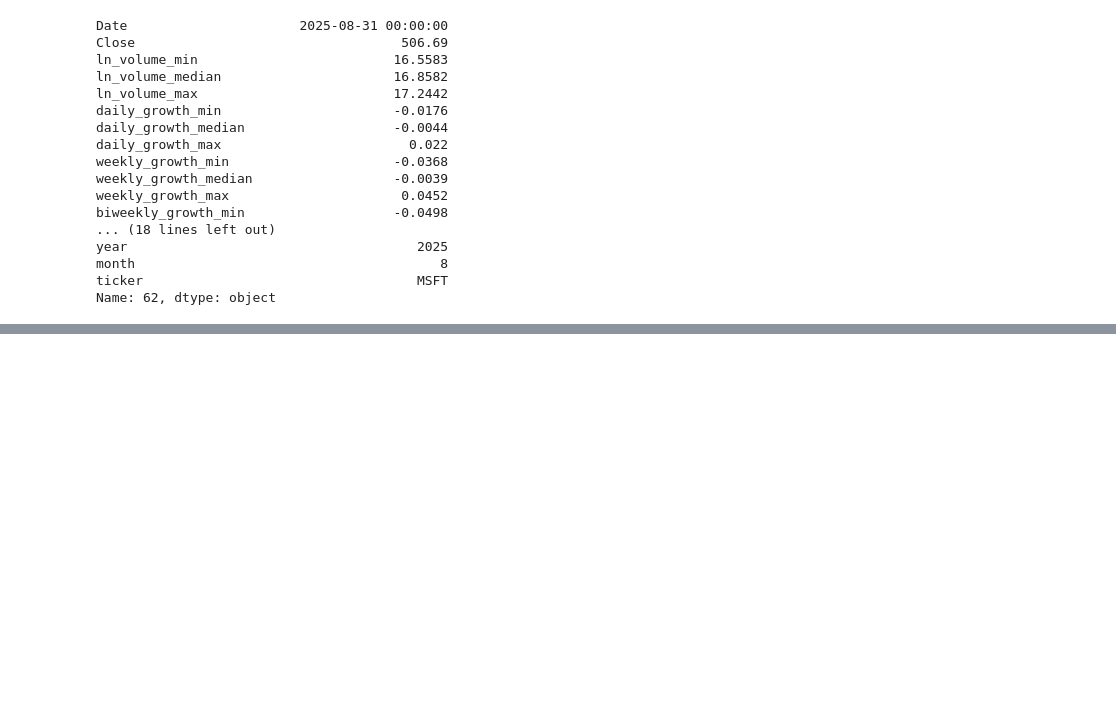
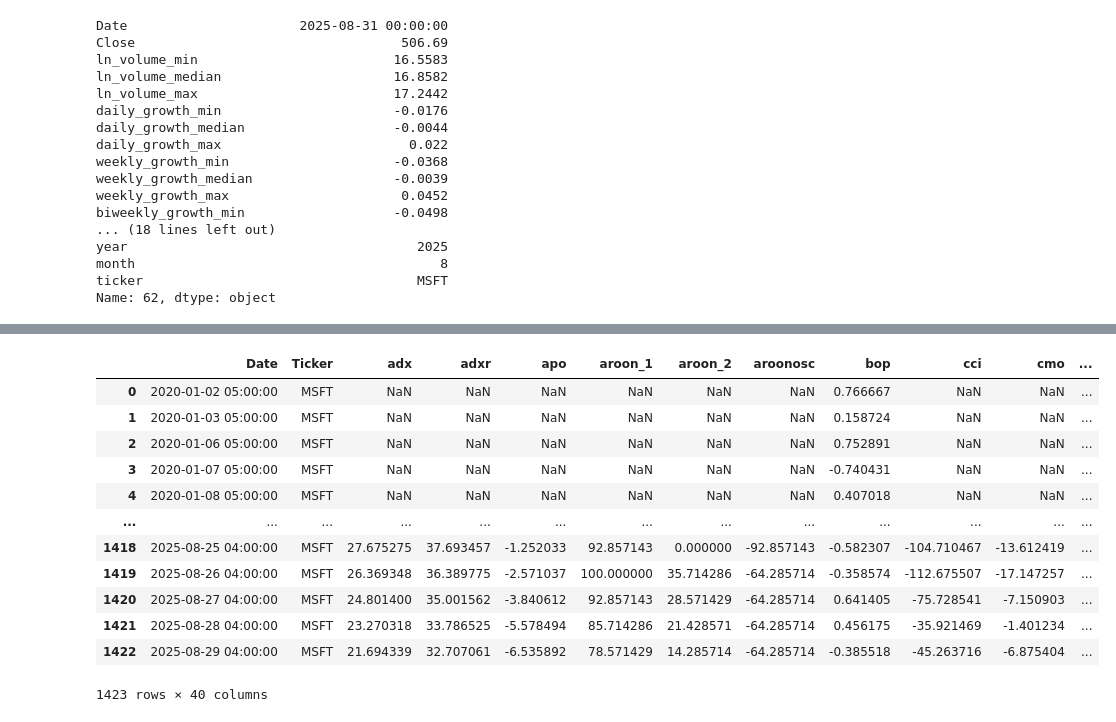
Before and after one commit to terry07/stock-markets-analytics-zoomcamp-project-by-sk, a Jupyter notebook: notebooks/dataset_creation.ipynb, the cells around one changed output, grey strips where cells are left out. Cells and saved outputs as stored; diff of their text form; code cells hidden in the pictures; blank space fills up the shorter version.

Commit message:
feat: calculate talib-based features per selected ticker

```diff
--- a/notebooks/dataset_creation.ipynb
+++ b/notebooks/dataset_creation.ipynb
@@ -231,0 +253,35 @@ Wall time: 4.88 s
+# %%
+%%time
+
+dataset_talib_pattern = dict()
+dataset_talib_momentum = dict()
+
+for i,ticker in enumerate(tickers_list):
+
+    print(f"{i} - Calculate TALIB-based fearures for {ticker} stock...\n")
+    print("-"*24, "\n")
+
+    data_with_date = ticker_data[ticker].reset_index()
+    data_with_date_ticker = data_with_date.copy()
+    data_with_date_ticker['Ticker'] = ticker
+
+    rows_initial = len(data_with_date_ticker)
+
+    # Ensure columns are float64 before passing to TA-Lib
+    # That part should resolve the issue with the `mfi` indicator, but it did not
+    # TODO: investigate further if needed
+    for col in ['Open', 'High', 'Low', 'Close']:
+        data_with_date_ticker[col] = pd.to_numeric(data_with_date_ticker[col], errors='coerce')
+
+    rows_after_conversion = len(data_with_date_ticker.dropna(subset=['Open', 'High', 'Low', 'Close']))
+
+    if rows_initial != rows_after_conversion:
+        print(f"Warning: Number of rows changed after numeric conversion for {ticker} stock: {rows_initial} -> {rows_after_conversion}")
+
+    dataset_talib_pattern[ticker] = _get_talib_pattern_indicators(data_with_date_ticker)
+    dataset_talib_momentum[ticker] = _get_talib_momentum_indicators(data_with_date_ticker)
+
+    print("-"*24, "\n")
+
+    if i == 1:
+        break
@@ -231,0 +338,16 @@ Wall time: 4.88 s
+# %%
+dataset_talib_momentum[ticker]
+# %% [output]
+|  | Date | Ticker | adx | adxr | apo | aroon_1 | aroon_2 | aroonosc | bop | cci | cmo | ... |
+| 0 | 2020-01-02 05:00:00 | MSFT | NaN | NaN | NaN | NaN | NaN | NaN | 0.766667 | NaN | NaN | ... |
+| 1 | 2020-01-03 05:00:00 | MSFT | NaN | NaN | NaN | NaN | NaN | NaN | 0.158724 | NaN | NaN | ... |
+| 2 | 2020-01-06 05:00:00 | MSFT | NaN | NaN | NaN | NaN | NaN | NaN | 0.752891 | NaN | NaN | ... |
+| 3 | 2020-01-07 05:00:00 | MSFT | NaN | NaN | NaN | NaN | NaN | NaN | -0.740431 | NaN | NaN | ... |
+| 4 | 2020-01-08 05:00:00 | MSFT | NaN | NaN | NaN | NaN | NaN | NaN | 0.407018 | NaN | NaN | ... |
+| ... | ... | ... | ... | ... | ... | ... | ... | ... | ... | ... | ... | ... |
+| 1418 | 2025-08-25 04:00:00 | MSFT | 27.675275 | 37.693457 | -1.252033 | 92.857143 | 0.000000 | -92.857143 | -0.582307 | -104.710467 | -13.612419 | ... |
+| 1419 | 2025-08-26 04:00:00 | MSFT | 26.369348 | 36.389775 | -2.571037 | 100.000000 | 35.714286 | -64.285714 | -0.358574 | -112.675507 | -17.147257 | ... |
+| 1420 | 2025-08-27 04:00:00 | MSFT | 24.801400 | 35.001562 | -3.840612 | 92.857143 | 28.571429 | -64.285714 | 0.641405 | -75.728541 | -7.150903 | ... |
+| 1421 | 2025-08-28 04:00:00 | MSFT | 23.270318 | 33.786525 | -5.578494 | 85.714286 | 21.428571 | -64.285714 | 0.456175 | -35.921469 | -1.401234 | ... |
+| 1422 | 2025-08-29 04:00:00 | MSFT | 21.694339 | 32.707061 | -6.535892 | 78.571429 | 14.285714 | -64.285714 | -0.385518 | -45.263716 | -6.875404 | ... |
+1423 rows × 40 columns
```
Also changed, not shown: parts of 17 cells of this notebook, 1 other file.
